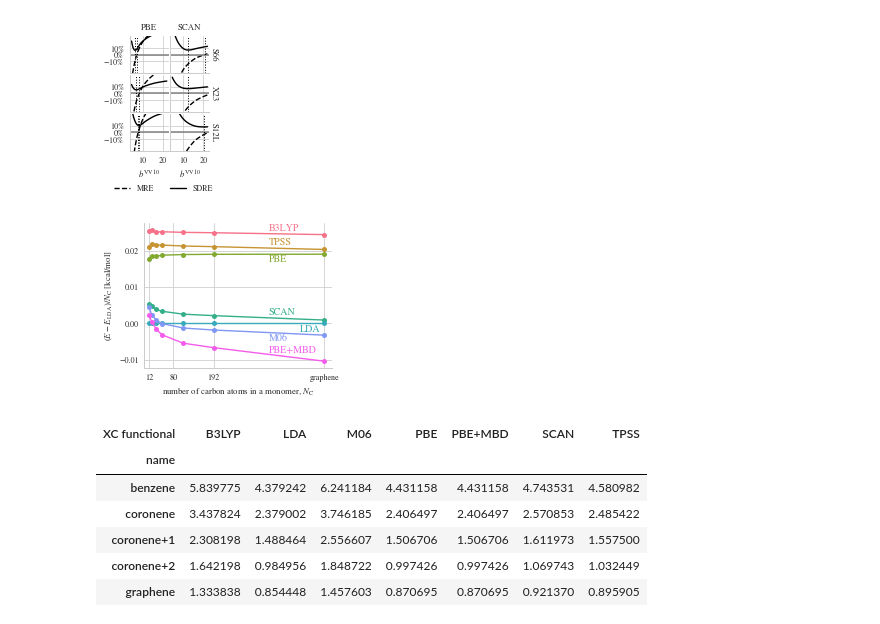
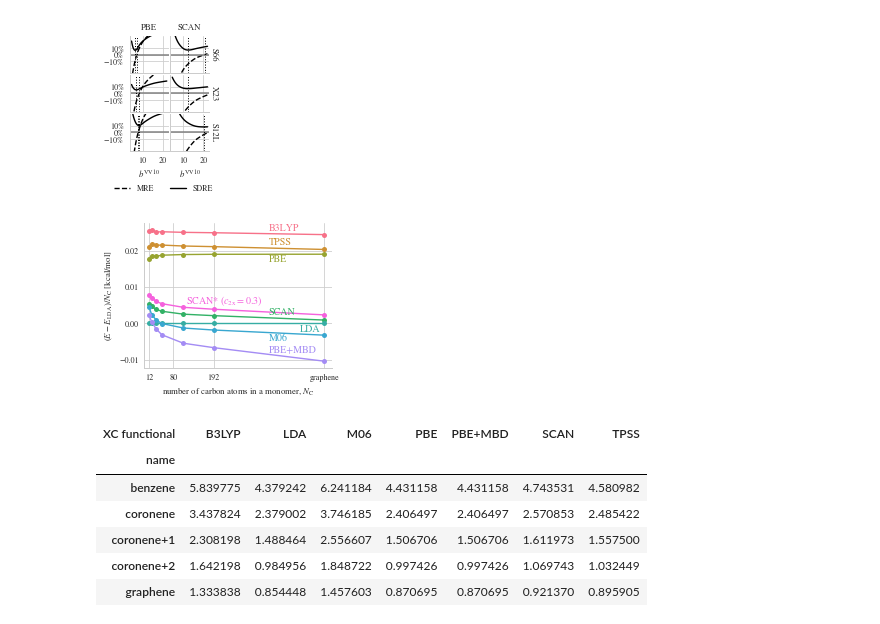
Before and after one commit to azag0/dft-vdw-range, a Jupyter notebook: src/2017-05-05-figures.ipynb, the cells around one changed output. Saved outputs shown, nothing was run; the diff lists cells and outputs as text; code cells hidden in the pictures.

```diff
--- a/src/2017-05-05-figures.ipynb
+++ b/src/2017-05-05-figures.ipynb
@@ -119,7 +119,8 @@ stats = pd.concat([merge_scf_vdw(
     'mbd', ('S66x8', slice(None), 1.), (xc,), (6, beta), 'a beta'.split()
 ).reset_index() for xc, beta in [
     ('lda', 10.), ('lda', 1.4), ('pbe', .83), ('pbe0', .83),
-    ('b3lyp', .67), ('scan', 1.1), ('scan', 1.4), ('m06', 1.2)
+    ('b3lyp', .67), ('scan', 1.1), ('scan', 1.4), ('m06', 1.2),
+    ('scan(a)', 1.1), ('scan(b)', 0.9), ('scan(c)', 1.1)
 ]]).groupby(['xc', 'beta']).apply(get_stat)
 stats
 # %% [output]
@@ -136,9 +139,0 @@ stats
-# %%
-stats = pd.concat([merge_scf_vdw(
-    'mbd', ('S66x8', slice(None), 1.), (xc,), (6, beta), 'a beta'.split()
-).reset_index() for xc, beta in [
-    ('lda', 10.), ('lda', 1.4), ('pbe', .83), ('pbe0', .83),
-    ('b3lyp', .67), ('scan', 1.1), ('scan', 1.4), ('m06', 1.2),
-    ('scan(a)', 1.1), ('scan(b)', 0.9)
-]]).groupby(['xc', 'beta']).apply(get_stat)
-stats
@@ -158,12 +140,13 @@ stats
 # %%
 def get_name(row):
     name = row['xc'].upper()
-    name += '\n({})'.format(f'$\\beta^\\mathrm{{MBD}}={row["beta"]}$' if row['beta'] != 10. else 'no vdW')
+    name += '\n({})'.format(f'$\\beta={row["beta"]}$' if row['beta'] != 10. else 'no vdW')
     return name
 
 keys = [
     ('lda', 10.), ('lda', 1.4), ('pbe', .83), ('pbe0', .83),
-    ('b3lyp', .67), ('scan', 1.1), ('scan', 1.4), ('m06', 1.2)
+    ('b3lyp', .67), ('scan', 1.1), ('scan', 1.4), ('scan(a)', 1.1),
+    ('m06', 1.2),
 ]
 
 with sns.color_palette(list(reversed(sns.color_palette('coolwarm', 8)))):
@@ -521,7 +504,7 @@ def plot(**kwargs):
     sns.plt.plot(x, y, 'o', markersize=5, **kwargs)
     lines[xc], = sns.plt.plot(x, y, '-', **kwargs)
 
-keys = 'B3LYP TPSS PBE SCAN LDA M06 PBE+MBD'.split()
+keys = 'B3LYP TPSS PBE SCAN LDA M06 PBE+MBD'.split() + ['SCAN*\n($c_{2\\mathrm{x}}=0.3$)']
 graph_data = (
     data['flakes'].groupby('name basis xc'.split()).apply(get_int_ene)
         .xs('tight', level='basis')
@@ -544,38 +527,42 @@ g = sns.FacetGrid(
     hue='XC functional',
     hue_order=keys,
     aspect=1.3,
     size=2.5
 ).map_dataframe(plot)
 # g.fig.legend(
 #     lines.values(),
 #     lines.keys(),
 #     loc='upper center', bbox_to_anchor=(.6, .2), ncol=4
 # )
 # g.fig.subplots_adjust(bottom=0.35)
 sns.plt.xlim(0, 520)
 g.set_xlabels(r'number of carbon atoms in a monomer, $N_\mathrm{C}$')
 g.set_ylabels(r'$(E-E_\mathrm{LDA})/N_\mathrm{C}$ [kcal/mol]')
 xtics = [12, 80, 192, 500]
 ytics = [-0.01, 0, 0.01, 0.02]
 g.set(xticks=xtics)
 g.set(yticks=ytics)
 g.set_xticklabels(xtics[:-1] + ['graphene'])
 for key in keys:
     x = (500+192)/2
     y = (positions['graphene', key]+positions['coronene+2', key])/2
-    if key == 'PBE':
+    name = key.replace('\n', ' ')
+    if name == 'PBE':
         y -= .0021
-    elif key == 'LDA':
+    elif name == 'LDA':
         x += 85
         y -= .0023
-    elif key == 'M06':
+    elif name == 'M06':
         y -= .0023
+    elif name.startswith('SCAN*'):
+        x -= 230
+        y += .0023
     else:
         y += .0008
-    g.ax.text(x, y, key, color=lines[key].get_color())
+    g.ax.text(x, y, name, color=lines[key].get_color())
 savefig('flakes')
 # %% [output]
-[figure, old version]
+[figure, new version]
 # %%
 graph_data.set_index(['name', 'XC functional'])['gap'].unstack()
 # %% [output]
```
Also changed, not shown: parts of 4 cells of this notebook, 10 other files.
